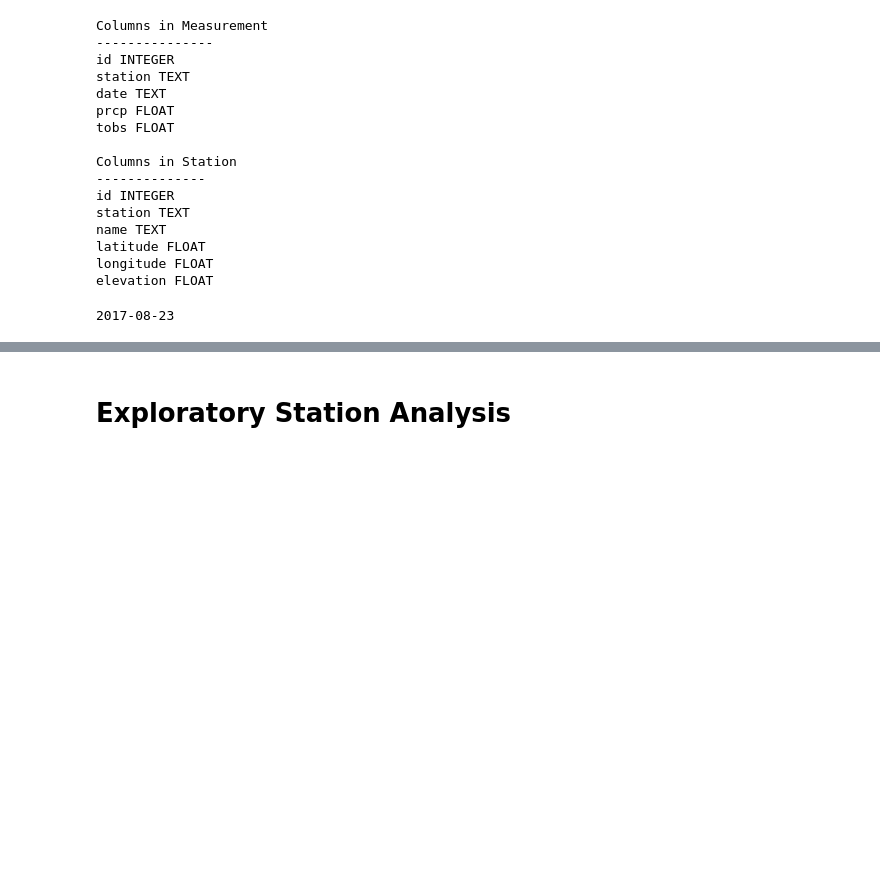
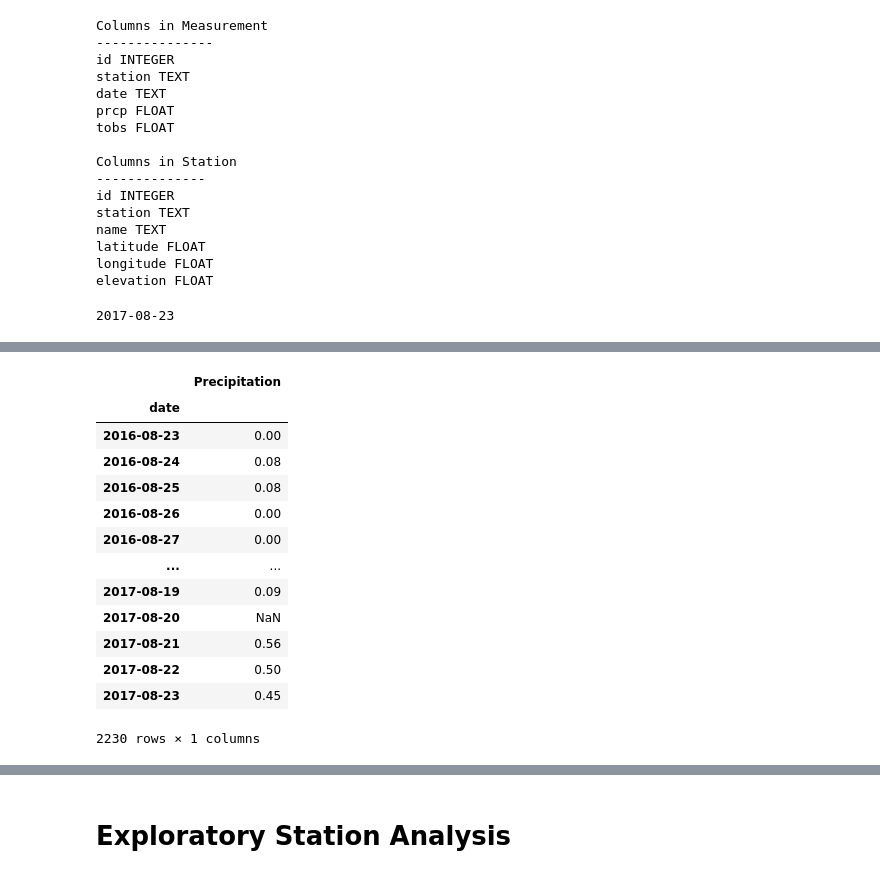
Before and after one commit to jgmoore10/sqlalchemy-challenge, a Jupyter notebook: climate_starter.ipynb, the cells around one changed output, grey strips where cells are left out. Drawn from its saved outputs; the diff is of its cells as text; code cells hidden in the pictures; blank space fills up the shorter version.

```diff
--- a/climate_starter.ipynb
+++ b/climate_starter.ipynb
@@ -93,0 +121,19 @@ print(recent_date.date)
+# %%
+# Save the query results as a Pandas DataFrame and set the index to the date column
+precip_df = pd.DataFrame(precip_data, columns = ['date', 'prcp'])
+precip_df.set_index('date', inplace=True)
+# %% [output]
+|  | Precipitation |
+| date |  |
+| 2016-08-23 | 0.00 |
+| 2016-08-24 | 0.08 |
+| 2016-08-25 | 0.08 |
+| 2016-08-26 | 0.00 |
+| 2016-08-27 | 0.00 |
+| ... | ... |
+| 2017-08-19 | 0.09 |
+| 2017-08-20 | NaN |
+| 2017-08-21 | 0.56 |
+| 2017-08-22 | 0.50 |
+| 2017-08-23 | 0.45 |
+2230 rows × 1 columns
```
Also changed, not shown: parts of 6 cells of this notebook.
